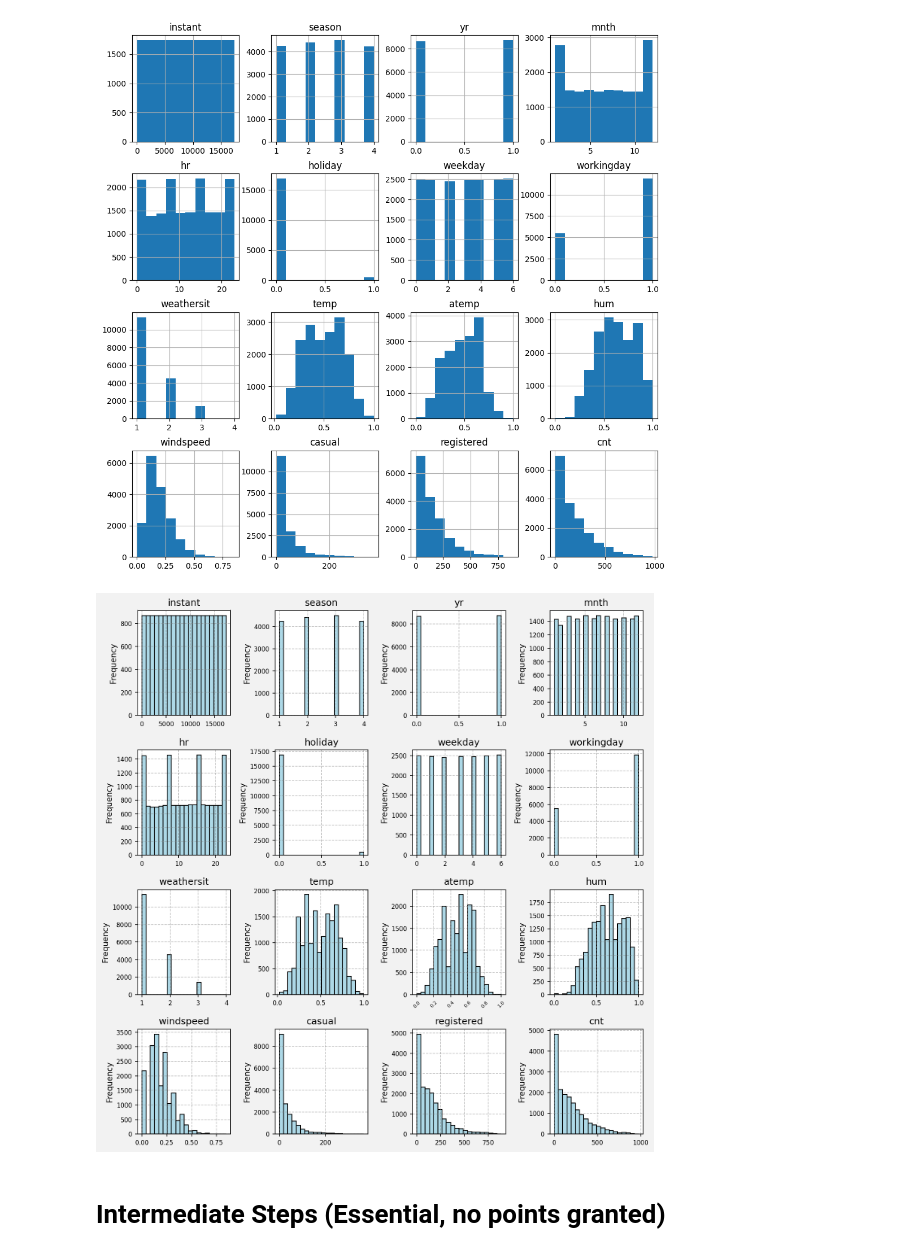
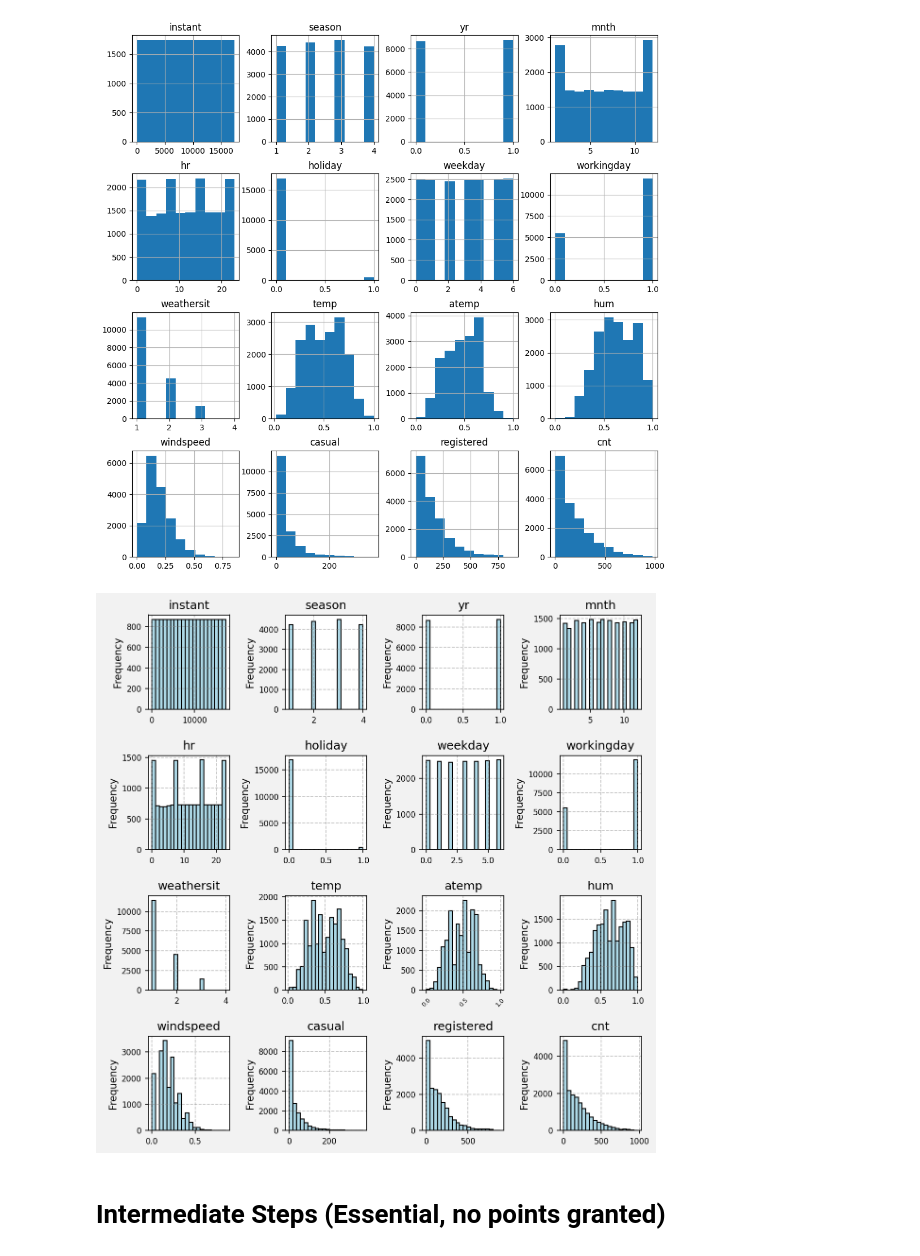
Before and after one commit to lecarpen23/6700_Assignment_01, a Jupyter notebook: Assignment 02_GroupNumber.ipynb, the cells around one changed output. Drawn from its saved outputs; the diff is of its cells as text; code cells hidden in the pictures.

```diff
--- a/Assignment 02_GroupNumber.ipynb
+++ b/Assignment 02_GroupNumber.ipynb
@@ -215,37 +215,37 @@ import pandas as pd
 num_cols = len(BSH.columns)
 num_rows = ((num_cols + 3) // 4) - 1
 
-fig, axes = plt.subplots(num_rows, 4, figsize=(10, 10), dpi=150)
+fig, axes = plt.subplots(num_rows, 4, figsize=(8, 8), dpi=150)
 
 axes = axes.ravel()
 
 plot_index = 0
 
 for i, column in enumerate(BSH.columns):
     if i == 1:
         continue
     if plot_index < num_cols:
         BSH[column].hist(ax=axes[plot_index], bins=20, color='lightblue', edgecolor='black')
         axes[plot_index].set_title(column, fontsize=12)
         axes[plot_index].set_ylabel("Frequency", fontsize=10)
         axes[plot_index].tick_params(labelsize=8)
         if plot_index == 10:
             axes[plot_index].tick_params(axis='x', rotation=45, labelsize=6)
 
         axes[plot_index].grid(True, linestyle='--', alpha=0.5, color='gray')
         plot_index += 1
 
     else:
         fig.delaxes(axes[plot_index])
 
 fig.patch.set_facecolor('#f2f2f2')
 
 plt.tight_layout()
 
 # Show the plots
 plt.show()
 # %% [output]
-[figure, old version]
+[figure, new version]
 # %% [markdown]
 # Intermediate Steps (Essential, no points granted)
 # %%
```
Also changed, not shown: parts of 38 cells of this notebook.
